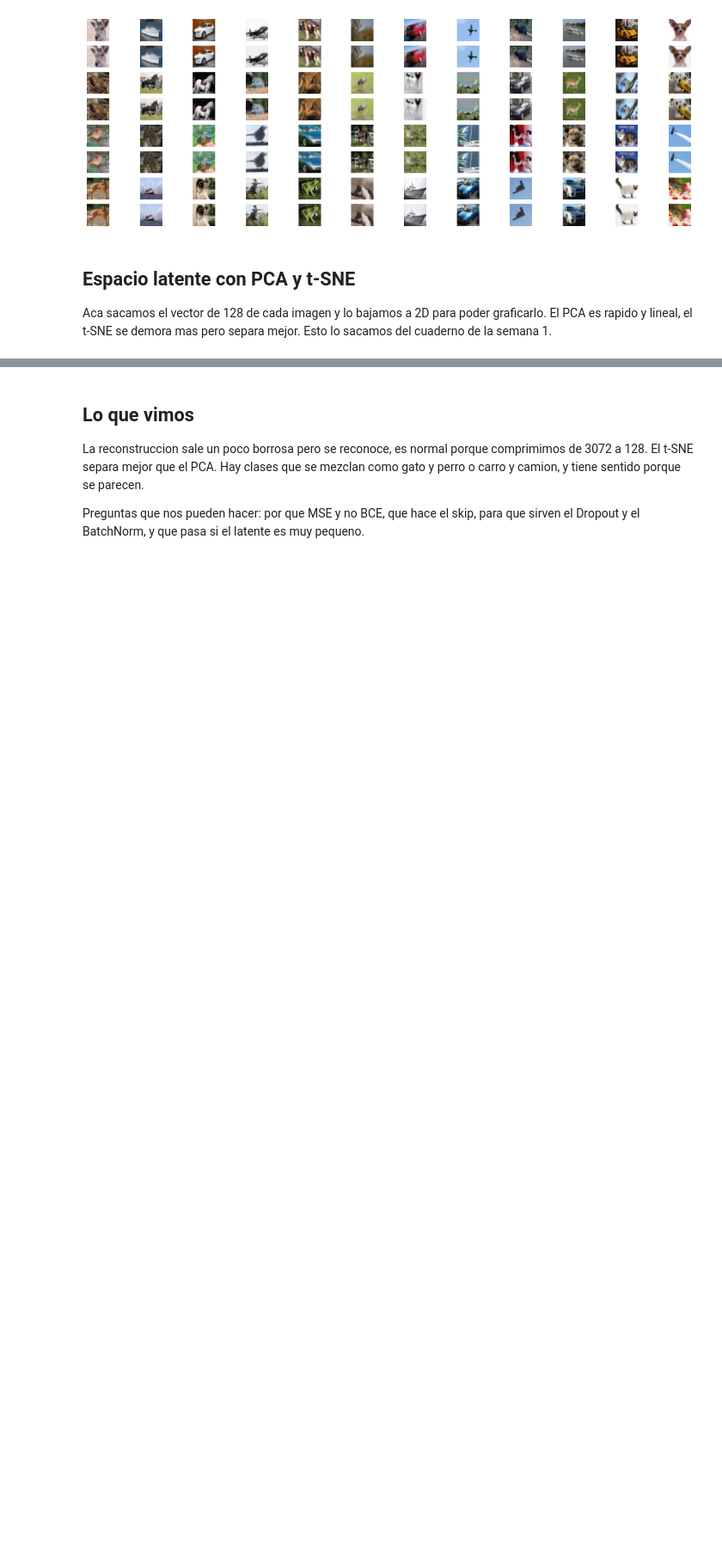
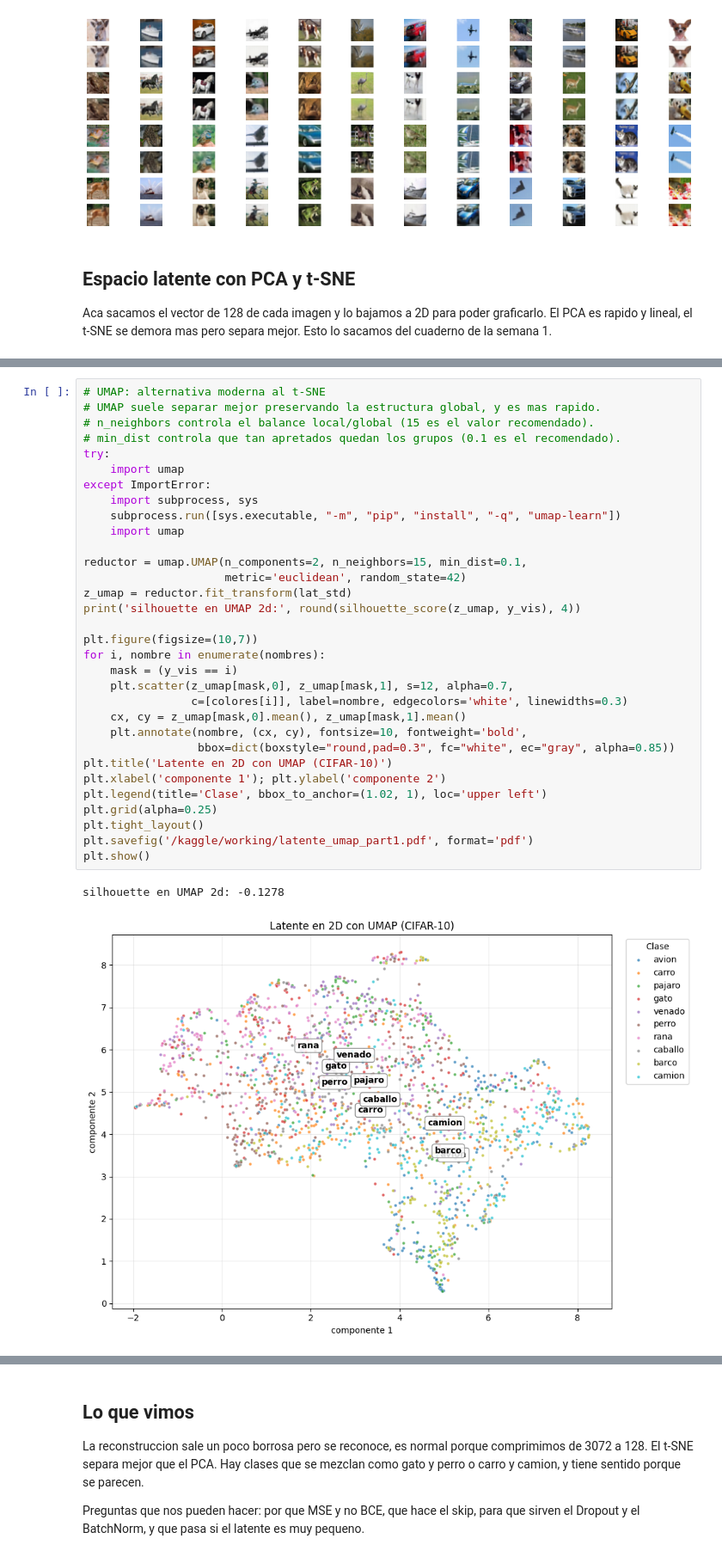
Before and after one commit to Lucu1232004/Covid19IAgenerativa, a Jupyter notebook: notebooks/01cifar-autoencoder.ipynb, the cells around one changed output, grey strips where cells are left out. Shown at 86% size. Cells and saved outputs as stored; diff of their text form; blank space fills up the shorter version.

```diff
--- a/notebooks/01cifar-autoencoder.ipynb
+++ b/notebooks/01cifar-autoencoder.ipynb
@@ -265,0 +323,35 @@ plt.show()
+# %%
+# UMAP: alternativa moderna al t-SNE
+# UMAP suele separar mejor preservando la estructura global, y es mas rapido.
+# n_neighbors controla el balance local/global (15 es el valor recomendado).
+# min_dist controla que tan apretados quedan los grupos (0.1 es el recomendado).
+try:
+    import umap
+except ImportError:
+    import subprocess, sys
+    subprocess.run([sys.executable, "-m", "pip", "install", "-q", "umap-learn"])
+    import umap
+
+reductor = umap.UMAP(n_components=2, n_neighbors=15, min_dist=0.1,
+                     metric='euclidean', random_state=42)
+z_umap = reductor.fit_transform(lat_std)
+print('silhouette en UMAP 2d:', round(silhouette_score(z_umap, y_vis), 4))
+
+plt.figure(figsize=(10,7))
+for i, nombre in enumerate(nombres):
+    mask = (y_vis == i)
+    plt.scatter(z_umap[mask,0], z_umap[mask,1], s=12, alpha=0.7,
+                c=[colores[i]], label=nombre, edgecolors='white', linewidths=0.3)
+    cx, cy = z_umap[mask,0].mean(), z_umap[mask,1].mean()
+    plt.annotate(nombre, (cx, cy), fontsize=10, fontweight='bold',
+                 bbox=dict(boxstyle="round,pad=0.3", fc="white", ec="gray", alpha=0.85))
+plt.title('Latente en 2D con UMAP (CIFAR-10)')
+plt.xlabel('componente 1'); plt.ylabel('componente 2')
+plt.legend(title='Clase', bbox_to_anchor=(1.02, 1), loc='upper left')
+plt.grid(alpha=0.25)
+plt.tight_layout()
+plt.savefig('/kaggle/working/latente_umap_part1.pdf', format='pdf')
+plt.show()
+# %% [output]
+silhouette en UMAP 2d: -0.1278
+[figure, added]
```
Also changed, not shown: parts of 14 cells of this notebook, 5 other files.
